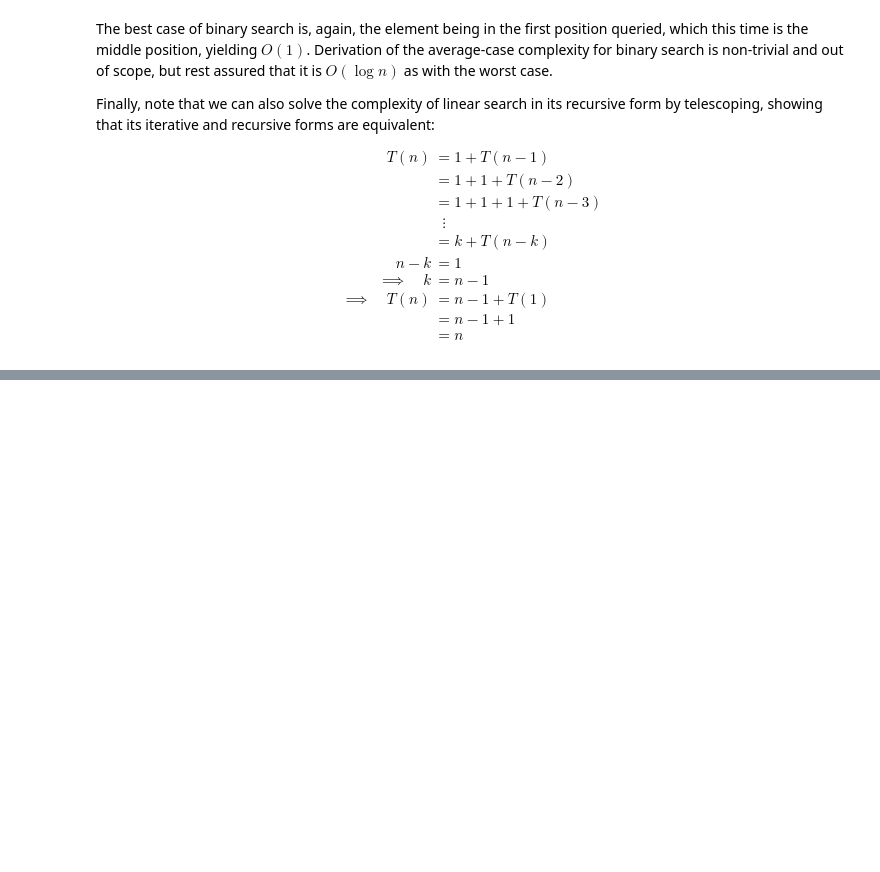
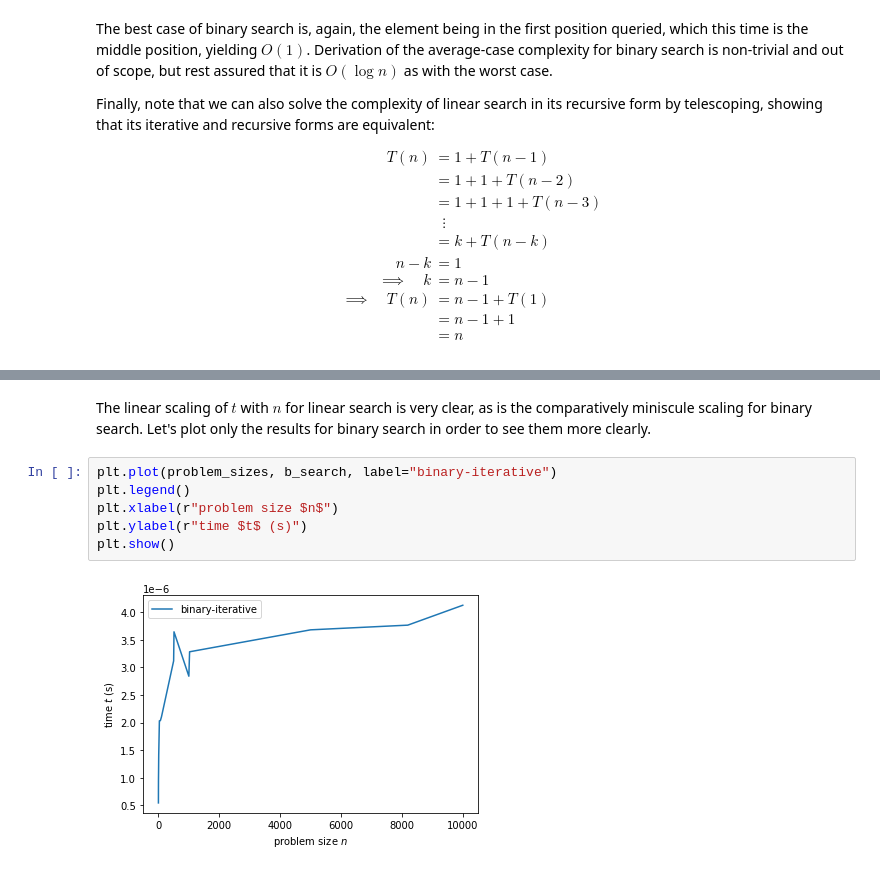
Before and after one commit to linda-anticoli/BASC0038-Python, a Jupyter notebook: notebooks-solutions/BASC0038-1-intro-SOLUTIONS.ipynb, the cells around one changed output, grey strips where cells are left out. Drawn from its saved outputs; the diff is of its cells as text; blank space fills up the shorter version.

```diff
--- a/notebooks-solutions/BASC0038-1-intro-SOLUTIONS.ipynb
+++ b/notebooks-solutions/BASC0038-1-intro-SOLUTIONS.ipynb
@@ -649,0 +929,10 @@ Binary search (iterative): 1.9989574250012083 s
+# %% [markdown]
+The linear scaling of $t$ with $n$ for linear search is very clear, as is the comparatively miniscule scaling for binary search. Let's plot only the results for binary search in order to see them more clearly.
+# %%
+plt.plot(problem_sizes, b_search, label="binary-iterative")
+plt.legend()
+plt.xlabel(r"problem size $n$")
+plt.ylabel(r"time $t$ (s)")
+plt.show()
+# %% [output]
+[figure, added]
```
Also changed, not shown: parts of 59 cells of this notebook, 1 other file.
